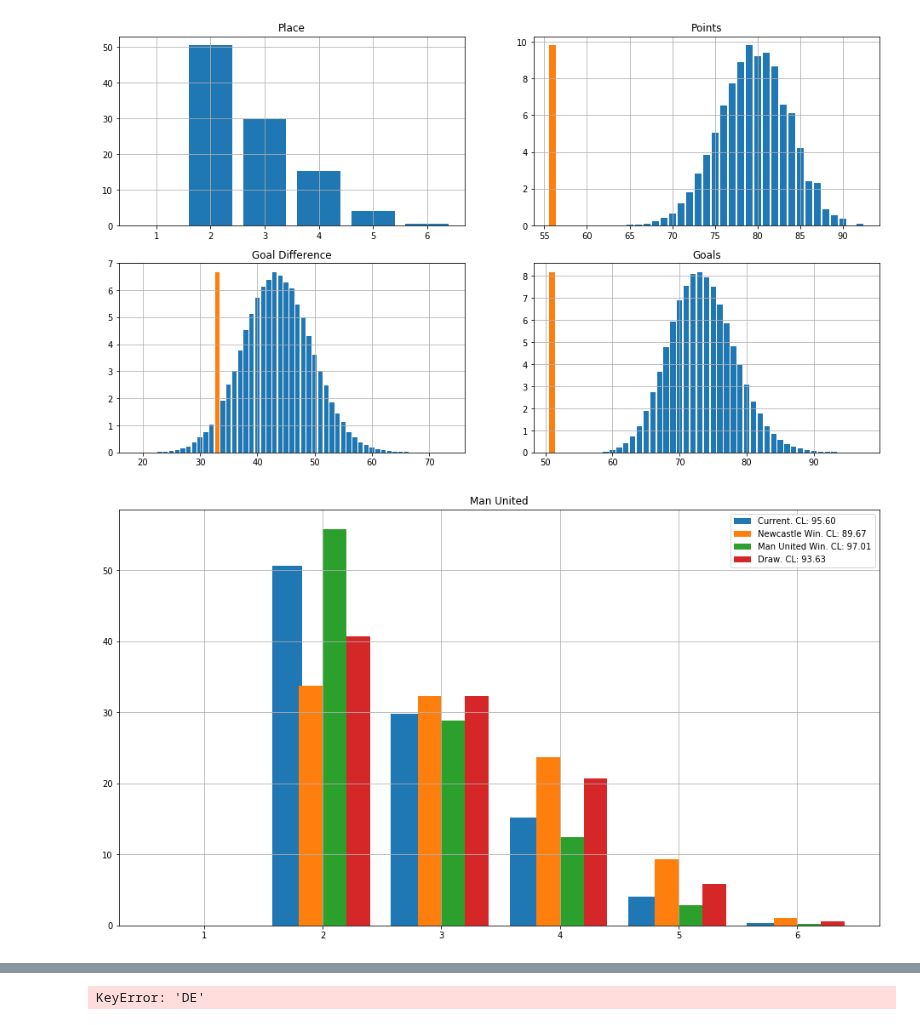
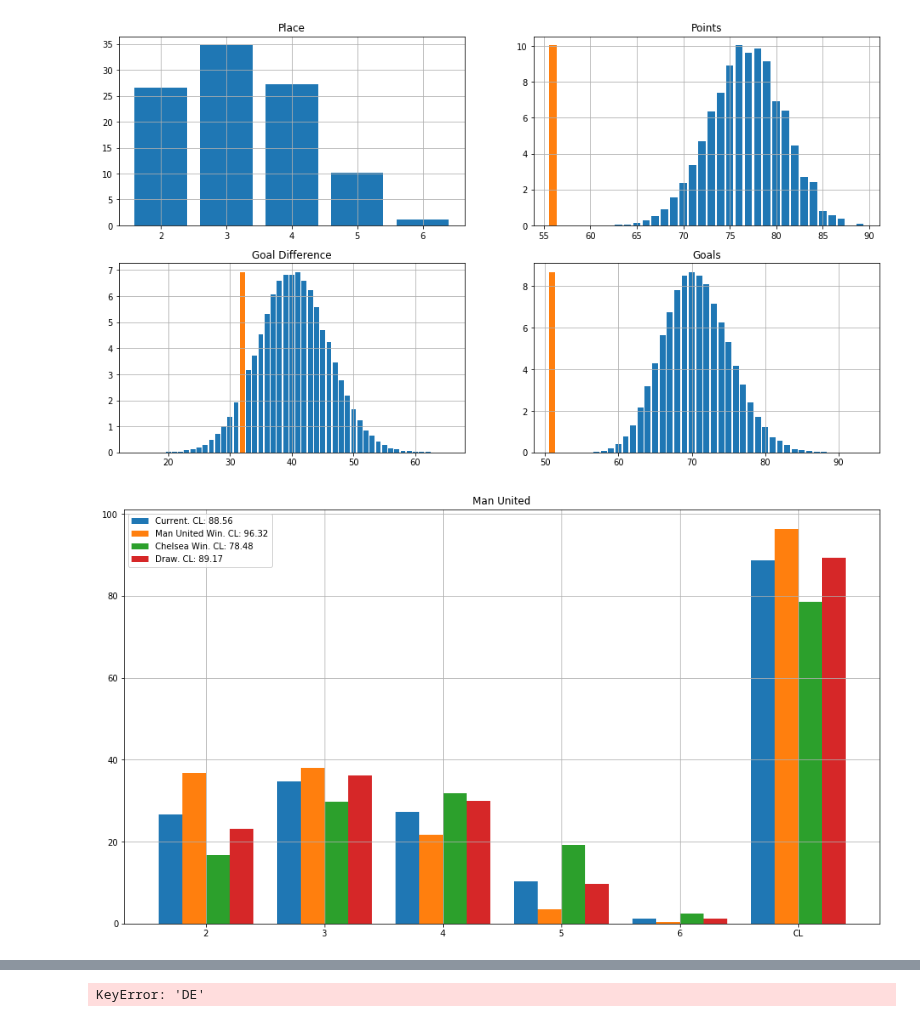
Before and after one commit to tchnvkng/python_notebooks, a Jupyter notebook: premier_league/pl2.ipynb, the cells around one changed output, grey strips where cells are left out. Drawn from its saved outputs; the diff is of its cells as text; code cells hidden in the pictures.

```diff
--- a/premier_league/pl2.ipynb
+++ b/premier_league/pl2.ipynb
@@ -29,8 +28,0 @@ all_data['EN'].tail(5)
-# %%
-all_data['EN']=add_match(all_data['EN'],'Man City',5,'Leicester',1)
-all_data['EN']=add_match(all_data['EN'],'Everton',3,'Crystal Palace',1)
-all_data['EN']=add_match(all_data['EN'],'Stoke',1,'Brighton',1)
-all_data['EN']=add_match(all_data['EN'],'Swansea',1,'Burnley',0)
-all_data['EN']=add_match(all_data['EN'],'West Ham',2,'Watford',0)
-all_data['EN']=add_match(all_data['EN'],'Tottenham',1,'Arsenal',0)
-all_data['EN'].tail(10)
@@ -79,8 +74,8 @@ simulation not yet processed, processing
 # %%
 PremierLeague.team_report('Man United')
 # %% [output]
-[figure, old version]
+[figure, new version]
 # %%
-PremierLeague.what_if('Newcastle v Man United',ref_team='Man United')
+PremierLeague.what_if('Man United v Chelsea',ref_team='Man United')
 # %% [output]
-[figure, old version]
+[figure, new version]
```
Also changed, not shown: parts of 6 cells of this notebook, 1 other file.
